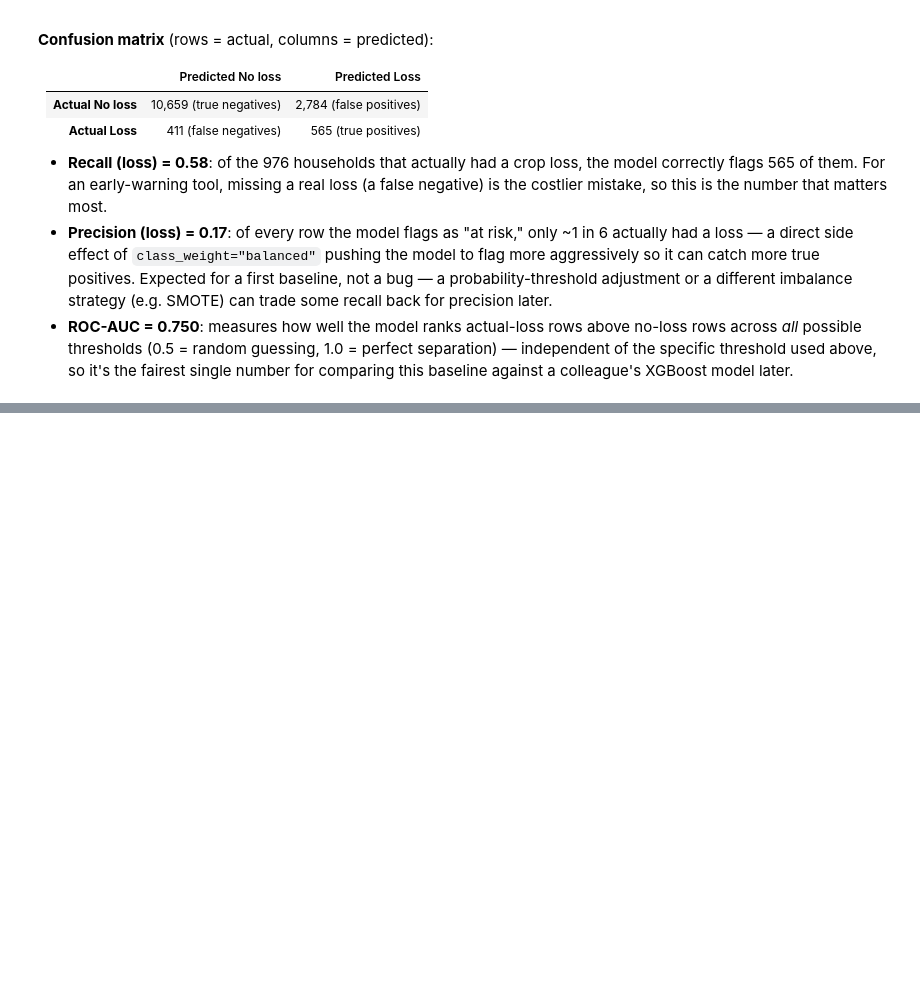
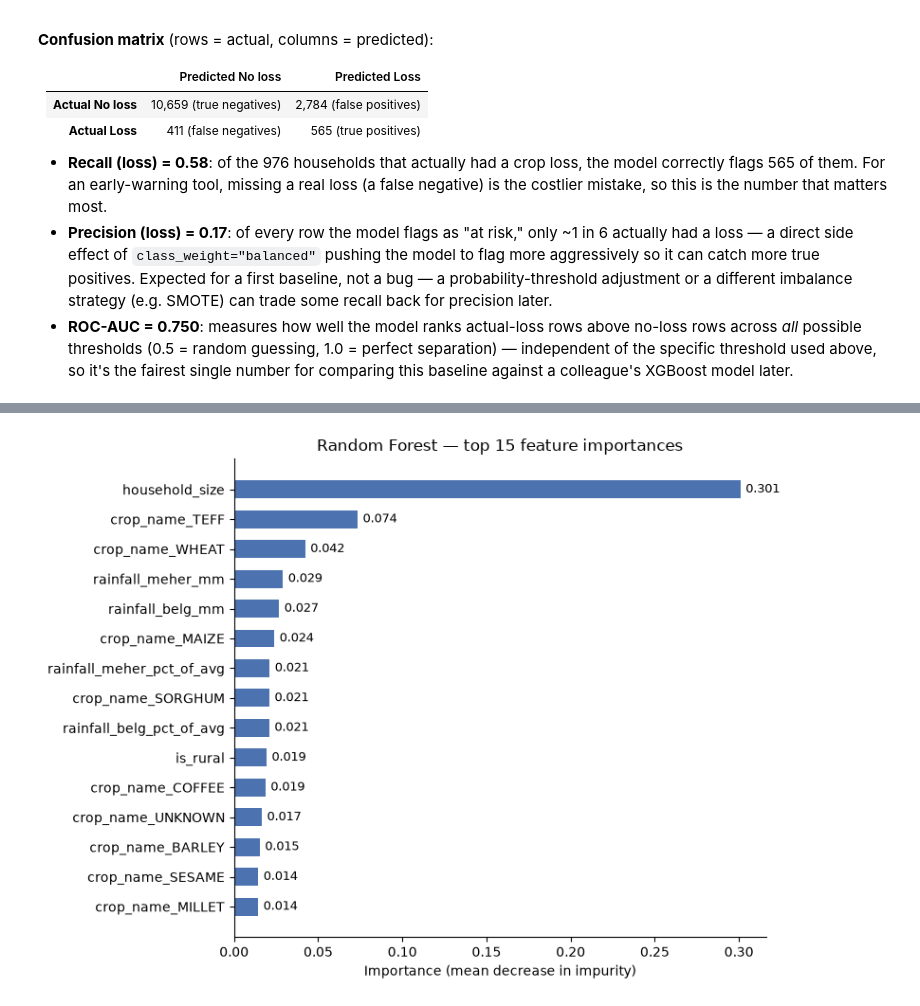
Before and after one commit to Melkam22/crop-loss-predictor-app, a Jupyter notebook: notebooks/03_modeling.ipynb, the cells around one changed output, grey strips where cells are left out. Drawn from its saved outputs; the diff is of its cells as text; code cells hidden in the pictures; blank space fills up the shorter version.

```diff
--- a/notebooks/03_modeling.ipynb
+++ b/notebooks/03_modeling.ipynb
@@ -253,0 +262,19 @@ Confusion matrix:
+# %%
+BAR_COLOR = "#4C72B0"
+TOP_N = 15
+
+importances = pd.Series(rf.feature_importances_, index=X_train.columns).sort_values(ascending=False)
+top_importances = importances.head(TOP_N).sort_values()  # ascending so the largest bar ends up on top
+
+fig, ax = plt.subplots(figsize=(8, 6))
+bars = ax.barh(top_importances.index, top_importances.values, color=BAR_COLOR, height=0.6)
+ax.spines[["top", "right"]].set_visible(False)
+ax.set_xlabel("Importance (mean decrease in impurity)")
+ax.set_title(f"Random Forest — top {TOP_N} feature importances")
+for bar, val in zip(bars, top_importances.values):
+    ax.text(val + importances.max() * 0.01, bar.get_y() + bar.get_height() / 2,
+             f"{val:.3f}", va="center", fontsize=9)
+plt.tight_layout()
+plt.show()
+# %% [output]
+[figure, added]
```
Also changed, not shown: parts of 4 cells of this notebook, 1 other file.
